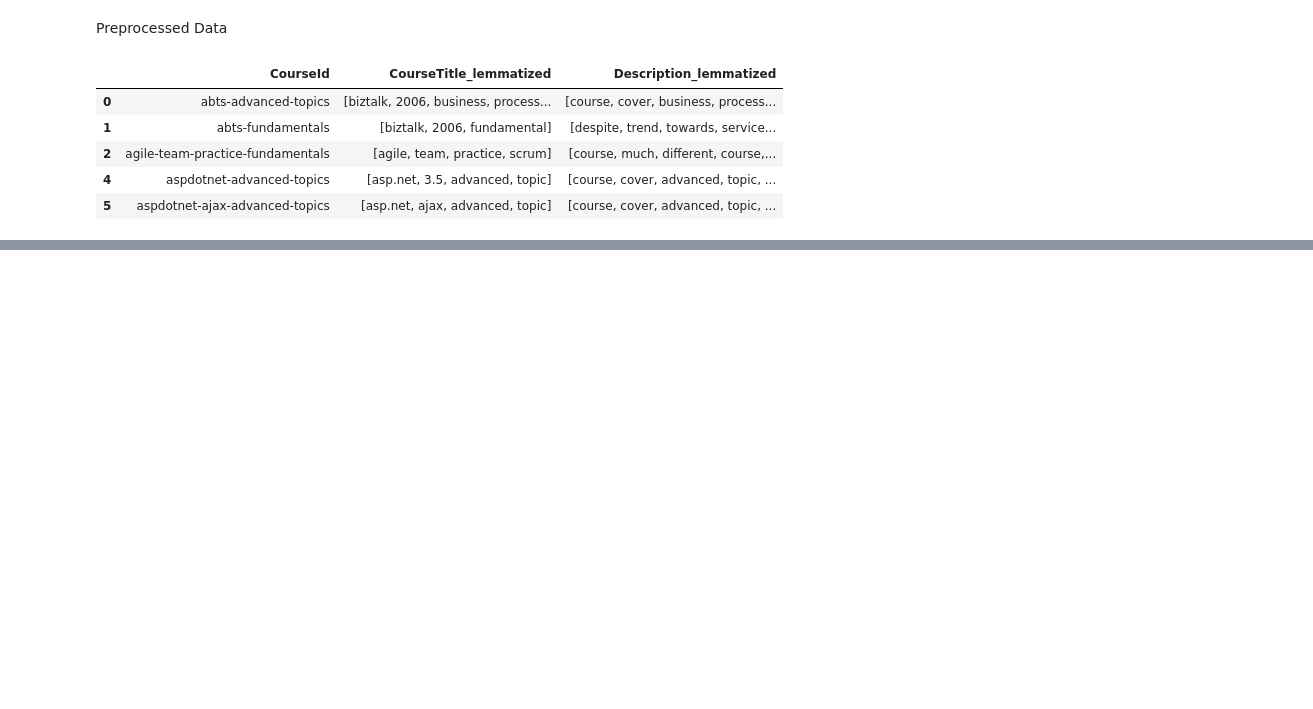
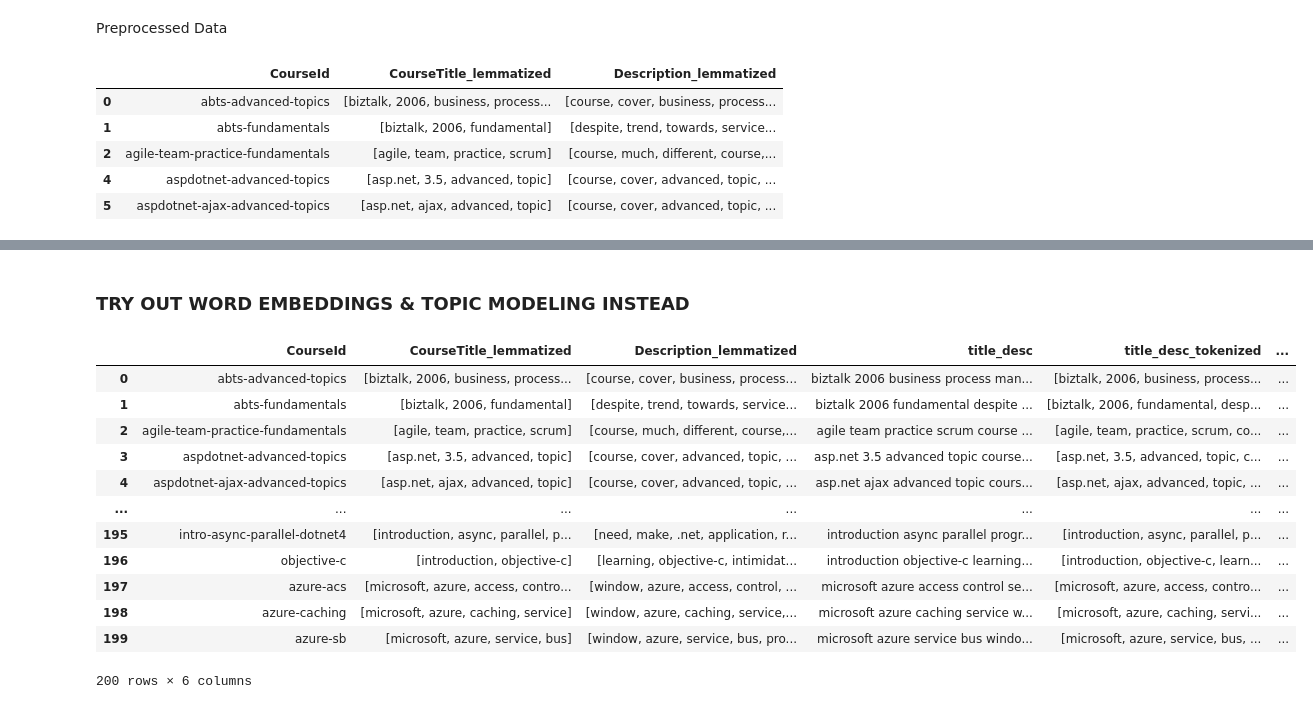
Before and after one commit to LBohry/RecommendationSystem, a Jupyter notebook: Content_Based_Filtering.ipynb, the cells around one changed output, grey strips where cells are left out. Cells and saved outputs as stored; diff of their text form; code cells hidden in the pictures; blank space fills up the shorter version.

```diff
--- a/Content_Based_Filtering.ipynb
+++ b/Content_Based_Filtering.ipynb
@@ -139,3 +199,6 @@ preprocessed_df.head()
 | 2 | agile-team-practice-fundamentals | [agile, team, practice, scrum] | [course, much, different, course,... |
 | 4 | aspdotnet-advanced-topics | [asp.net, 3.5, advanced, topic] | [course, cover, advanced, topic, ... |
 | 5 | aspdotnet-ajax-advanced-topics | [asp.net, ajax, advanced, topic] | [course, cover, advanced, topic, ... |
+# %%
+preprocessed_df = preprocessed_df.reset_index(drop=True)
+preprocessed_df.head()
@@ -141,0 +219,7 @@ preprocessed_df.head()
+# %%
+title_desc = []
+for i in range(preprocessed_df.shape[0]):
+    title_desc.append(' '.join(preprocessed_df['CourseTitle_lemmatized'][i]) + ' ' + ' '.join(preprocessed_df['Description_lemmatized'][i]))
+
+# add the concatenated text as a new column in the dataframe
+preprocessed_df['title_desc'] = title_desc
@@ -141,0 +439,29 @@ preprocessed_df.head()
+# %% [markdown]
+### TRY OUT WORD EMBEDDINGS & TOPIC MODELING INSTEAD
+# %%
+## Tokenize title_desc column
+preprocessed_df['title_desc_tokenized'] = preprocessed_df['title_desc'].apply(nltk.word_tokenize)
+# %%
+import re
+
+# Define a regular expression pattern to match non-alphanumeric characters
+pattern = r'[^a-zA-Z0-9\s]'
+
+# Clean the tokens in each row of the 'title_desc_tokenized' column
+preprocessed_df['title_desc_cleaned'] = preprocessed_df['title_desc_tokenized'].apply(lambda tokens: [re.sub(pattern, '', token) for token in tokens])
+# %%
+preprocessed_df.head(200)
+# %% [output]
+|  | CourseId | CourseTitle_lemmatized | Description_lemmatized | title_desc | title_desc_tokenized | ... |
+| 0 | abts-advanced-topics | [biztalk, 2006, business, process... | [course, cover, business, process... | biztalk 2006 business process man... | [biztalk, 2006, business, process... | ... |
+| 1 | abts-fundamentals | [biztalk, 2006, fundamental] | [despite, trend, towards, service... | biztalk 2006 fundamental despite ... | [biztalk, 2006, fundamental, desp... | ... |
+| 2 | agile-team-practice-fundamentals | [agile, team, practice, scrum] | [course, much, different, course,... | agile team practice scrum course ... | [agile, team, practice, scrum, co... | ... |
+| 3 | aspdotnet-advanced-topics | [asp.net, 3.5, advanced, topic] | [course, cover, advanced, topic, ... | asp.net 3.5 advanced topic course... | [asp.net, 3.5, advanced, topic, c... | ... |
+| 4 | aspdotnet-ajax-advanced-topics | [asp.net, ajax, advanced, topic] | [course, cover, advanced, topic, ... | asp.net ajax advanced topic cours... | [asp.net, ajax, advanced, topic, ... | ... |
+| ... | ... | ... | ... | ... | ... | ... |
+| 195 | intro-async-parallel-dotnet4 | [introduction, async, parallel, p... | [need, make, .net, application, r... | introduction async parallel progr... | [introduction, async, parallel, p... | ... |
+| 196 | objective-c | [introduction, objective-c] | [learning, objective-c, intimidat... | introduction objective-c learning... | [introduction, objective-c, learn... | ... |
+| 197 | azure-acs | [microsoft, azure, access, contro... | [window, azure, access, control, ... | microsoft azure access control se... | [microsoft, azure, access, contro... | ... |
+| 198 | azure-caching | [microsoft, azure, caching, service] | [window, azure, caching, service,... | microsoft azure caching service w... | [microsoft, azure, caching, servi... | ... |
+| 199 | azure-sb | [microsoft, azure, service, bus] | [window, azure, service, bus, pro... | microsoft azure service bus windo... | [microsoft, azure, service, bus, ... | ... |
+200 rows × 6 columns
```
Also changed, not shown: parts of 70 cells of this notebook.
